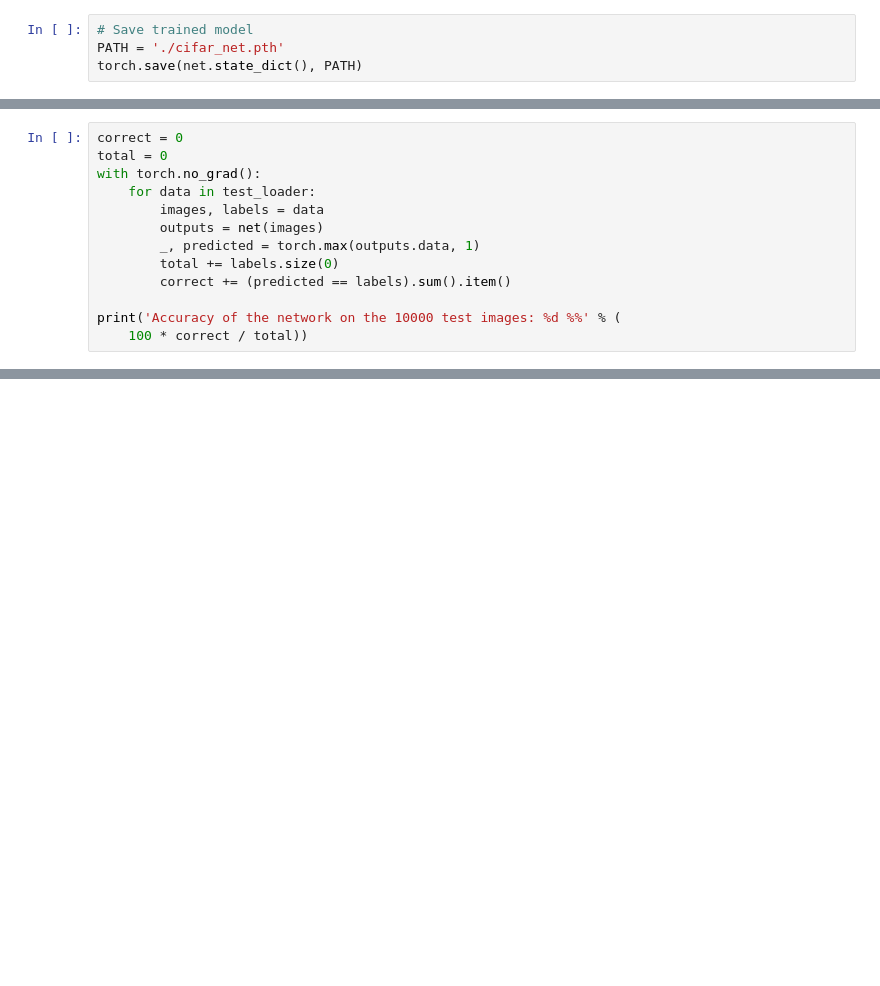
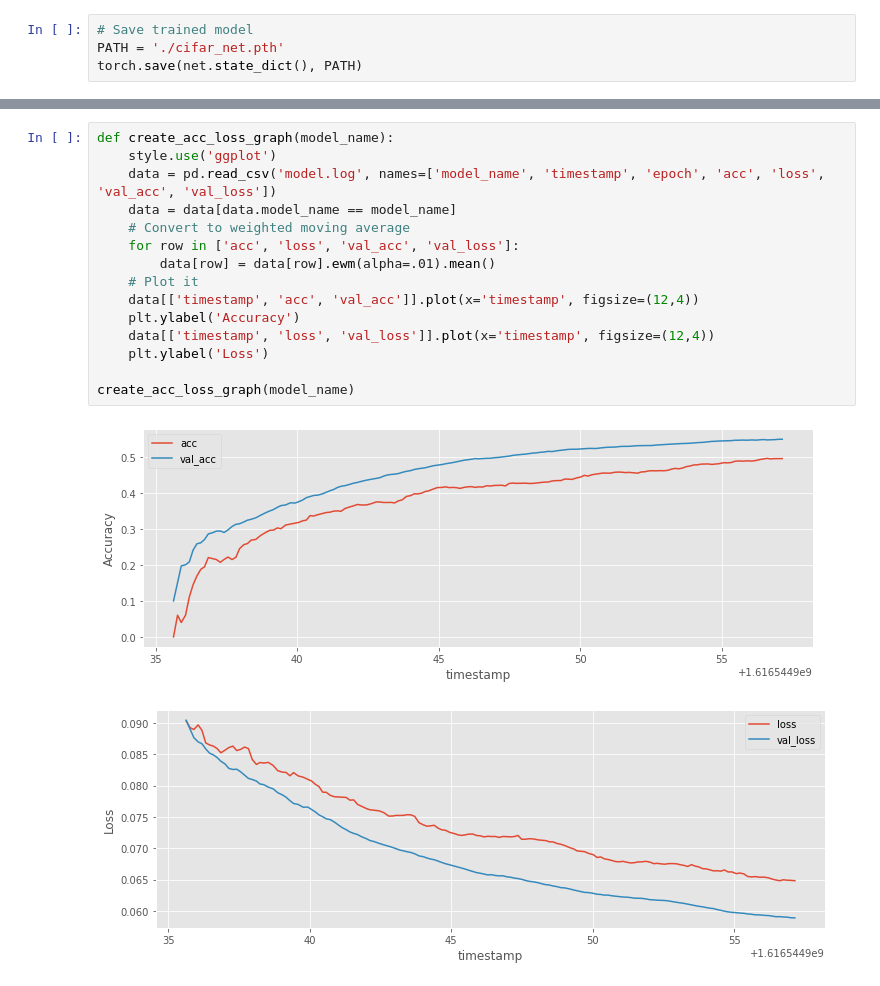
Before and after one commit to weiyutang1010/CIFAR10, a Jupyter notebook: CIFAR10.ipynb, the cells around one changed output, grey strips where cells are left out. Drawn from its saved outputs; the diff is of its cells as text; blank space fills up the shorter version.

```diff
--- a/CIFAR10.ipynb
+++ b/CIFAR10.ipynb
@@ -206,13 +169,0 @@ show_predictions(images, predicted, labels, 0, 16, 4, 4)
-# %%
-correct = 0
-total = 0
-with torch.no_grad():
-    for data in test_loader:
-        images, labels = data
-        outputs = net(images)
-        _, predicted = torch.max(outputs.data, 1)
-        total += labels.size(0)
-        correct += (predicted == labels).sum().item()
-
-print('Accuracy of the network on the 10000 test images: %d %%' % (
-    100 * correct / total))
@@ -220,0 +213,18 @@ Accuracy of the network on the 10000 test images: 63 %
+# %%
+def create_acc_loss_graph(model_name):
+    style.use('ggplot')
+    data = pd.read_csv('model.log', names=['model_name', 'timestamp', 'epoch', 'acc', 'loss', 'val_acc', 'val_loss'])
+    data = data[data.model_name == model_name]
+    # Convert to weighted moving average
+    for row in ['acc', 'loss', 'val_acc', 'val_loss']:
+        data[row] = data[row].ewm(alpha=.01).mean()
+    # Plot it
+    data[['timestamp', 'acc', 'val_acc']].plot(x='timestamp', figsize=(12,4))
+    plt.ylabel('Accuracy')
+    data[['timestamp', 'loss', 'val_loss']].plot(x='timestamp', figsize=(12,4))
+    plt.ylabel('Loss')
+
+create_acc_loss_graph(model_name)
+# %% [output]
+[figure, added]
+[figure, added]
```
Also changed, not shown: parts of 26 cells of this notebook.
